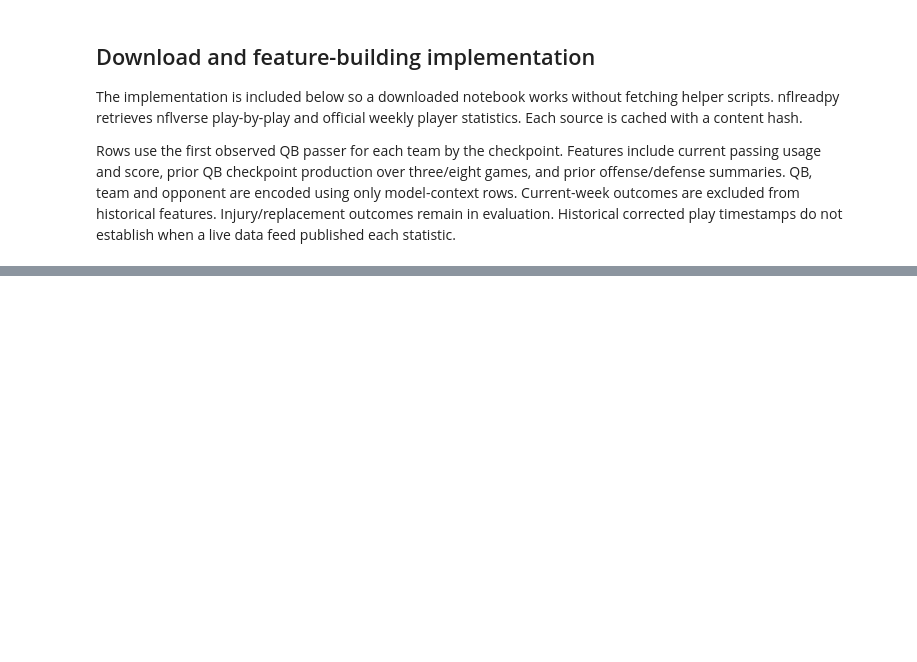
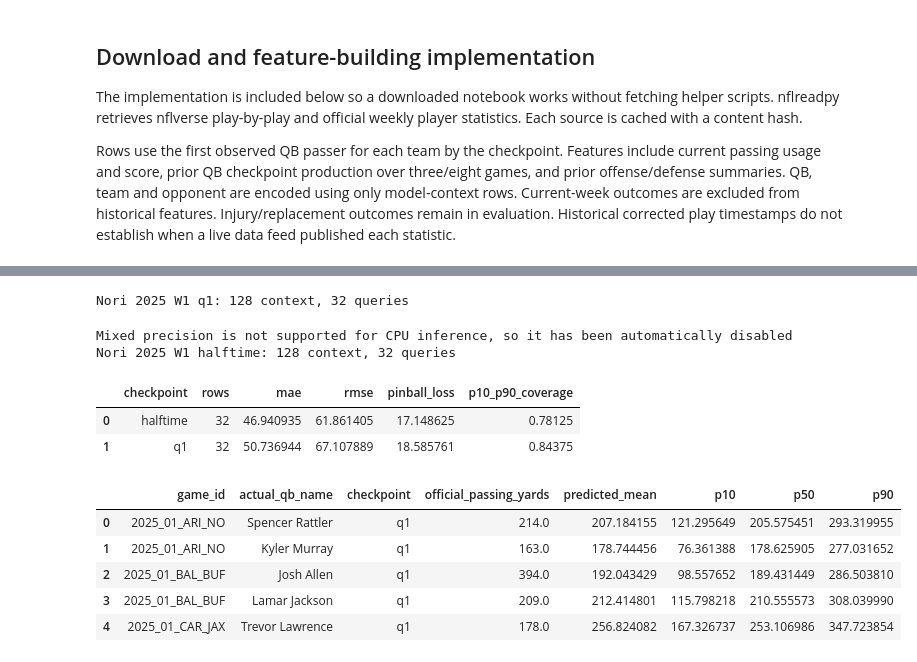
Before and after one commit to Synthefy/synthefy-tabular, a Jupyter notebook: examples/notebooks/nori-nfl-passing-yards.ipynb, the cells around one changed output, grey strips where cells are left out. Saved outputs shown, nothing was run; the diff lists cells and outputs as text; code cells hidden in the pictures; blank space fills up the shorter version.

```diff
--- a/examples/notebooks/nori-nfl-passing-yards.ipynb
+++ b/examples/notebooks/nori-nfl-passing-yards.ipynb
@@ -80 +185,4 @@ The report assumes one contract at the recorded ask, fees and 0/5/10¢ additiona
+# %%
+def feature_columns(rows):
+    return ["week", "home", "seconds_remaining"] + LIVE + [c for c in rows if "_prior" in c or c == "rest_days"]
 # %%
@@ -98,0 +295,21 @@ print('Artifacts saved in', OUTPUT_DIR.resolve())
+# %%
+predictions = predict_weekly(rows, TEST_SEASON, max_week=MAX_WEEK,
+    min_week=MIN_WEEK, device=DEVICE, context_limit=CONTEXT_LIMIT, weekly_update=WEEKLY_UPDATE)
+predictions.to_parquet(OUTPUT_DIR / 'predictions.parquet', index=False)
+metrics = prediction_metrics(predictions)
+metrics.to_csv(OUTPUT_DIR / 'forecast_metrics.csv', index=False)
+display(metrics)
+display(predictions[['game_id','actual_qb_name','checkpoint','official_passing_yards','predicted_mean','p10','p50','p90']].head())
+# %% [output]
+Nori 2025 W1 q1: 128 context, 32 queries
+Mixed precision is not supported for CPU inference, so it has been automatically disabled
+Nori 2025 W1 halftime: 128 context, 32 queries
+|  | checkpoint | rows | mae | rmse | pinball_loss | p10_p90_coverage |
+| 0 | halftime | 32 | 46.940935 | 61.861405 | 17.148625 | 0.78125 |
+| 1 | q1 | 32 | 50.736944 | 67.107889 | 18.585761 | 0.84375 |
+|  | game_id | actual_qb_name | checkpoint | official_passing_yards | predicted_mean | p10 | p50 | p90 |
+| 0 | 2025_01_ARI_NO | Spencer Rattler | q1 | 214.0 | 207.184155 | 121.295649 | 205.575451 | 293.319955 |
+| 1 | 2025_01_ARI_NO | Kyler Murray | q1 | 163.0 | 178.744456 | 76.361388 | 178.625905 | 277.031652 |
+| 2 | 2025_01_BAL_BUF | Josh Allen | q1 | 394.0 | 192.043429 | 98.557652 | 189.431449 | 286.503810 |
+| 3 | 2025_01_BAL_BUF | Lamar Jackson | q1 | 209.0 | 212.414801 | 115.798218 | 210.555573 | 308.039990 |
+| 4 | 2025_01_CAR_JAX | Trevor Lawrence | q1 | 178.0 | 256.824082 | 167.326737 | 253.106986 | 347.723854 |
```
Also changed, not shown: parts of 21 cells of this notebook.
